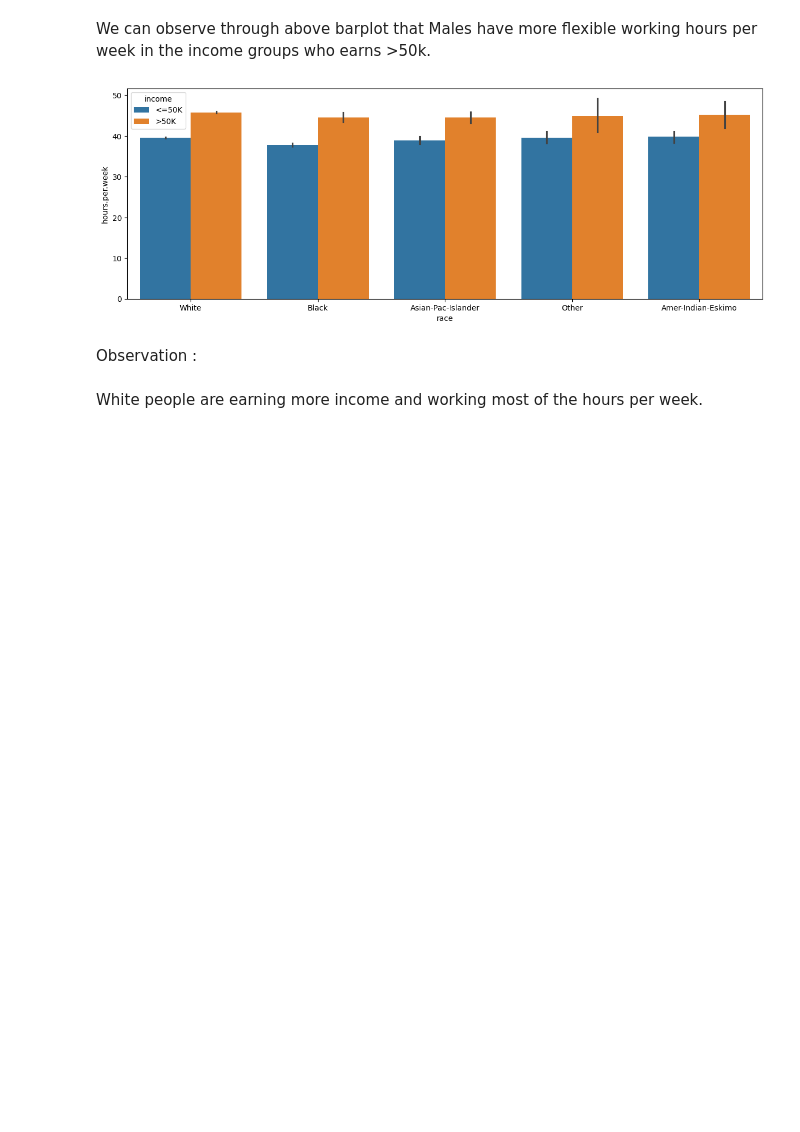
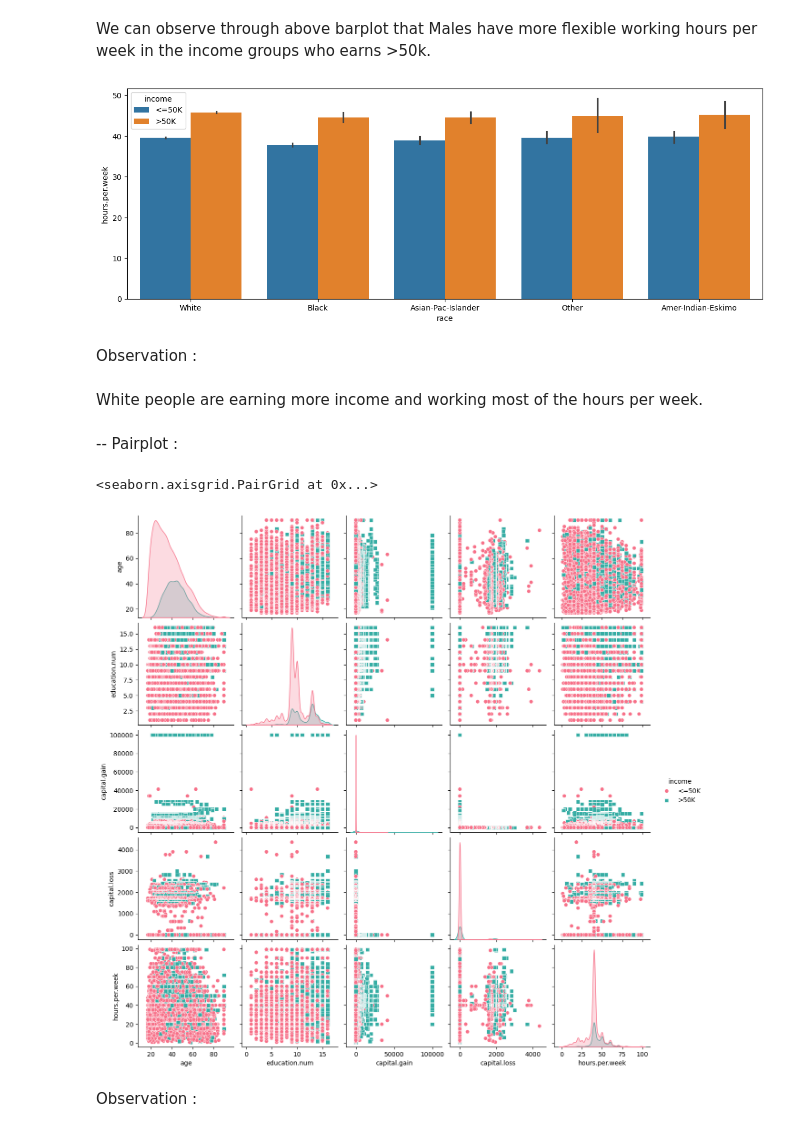
Before and after one commit to soniya-builds/Data-Analysis-Projects, a Jupyter notebook: Full Data Analysis Project with Python/raw_code.ipynb, the cells around one changed output. Saved outputs shown, nothing was run; the diff lists cells and outputs as text; code cells hidden in the pictures; blank space fills up the shorter version.

```diff
--- a/Full Data Analysis Project with Python/raw_code.ipynb
+++ b/Full Data Analysis Project with Python/raw_code.ipynb
@@ -849,3 +849,18 @@ plt.show()
 Observation :
 # %% [markdown]
 White people are earning more income and working most of the hours per week.
+# %% [markdown]
+-- Pairplot :
+# %%
+sb.pairplot(
+    df,
+    hue='income',
+    palette="husl",
+    markers=["o", "s"],
+    diag_kws={'bw_adjust': 1}
+)
+# %% [output]
+<seaborn.axisgrid.PairGrid at 0x...>
+[figure, added]
+# %% [markdown]
+Observation :
```
Also changed, not shown: parts of 2 cells of this notebook.
